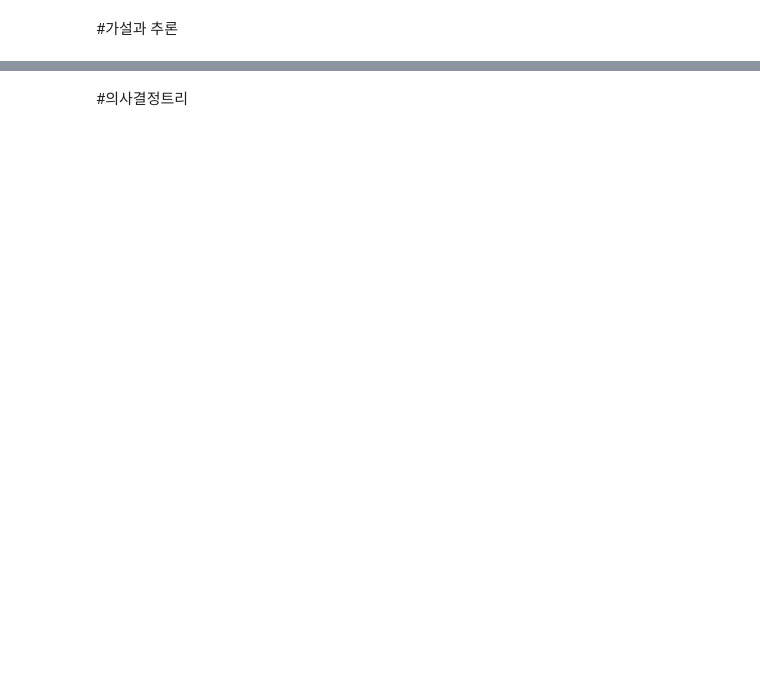
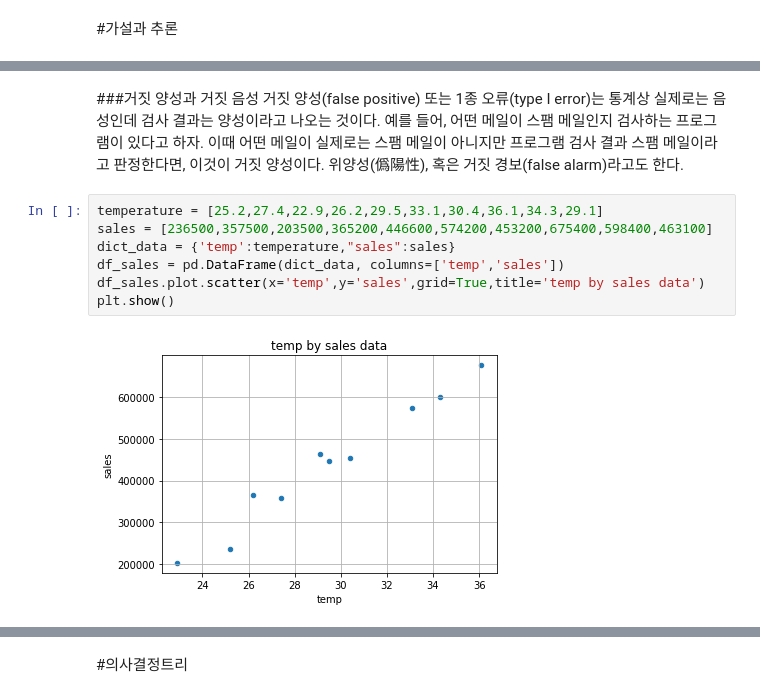
Before and after one commit to serinss/seSAC_Python_Class, a Jupyter notebook: 통계데이터분석_Preview.ipynb, the cells around one changed output, grey strips where cells are left out. Cells and saved outputs as stored; diff of their text form; blank space fills up the shorter version.

```diff
--- a/통계데이터분석_Preview.ipynb
+++ b/통계데이터분석_Preview.ipynb
@@ -22,0 +104,12 @@
+# %% [markdown]
+###거짓 양성과 거짓 음성
+거짓 양성(false positive) 또는 1종 오류(type I error)는 통계상 실제로는 음성인데 검사 결과는 양성이라고 나오는 것이다. 예를 들어, 어떤 메일이 스팸 메일인지 검사하는 프로그램이 있다고 하자. 이때 어떤 메일이 실제로는 스팸 메일이 아니지만 프로그램 검사 결과 스팸 메일이라고 판정한다면, 이것이 거짓 양성이다. 위양성(僞陽性), 혹은 거짓 경보(false alarm)라고도 한다.
+# %%
+temperature = [25.2,27.4,22.9,26.2,29.5,33.1,30.4,36.1,34.3,29.1]
+sales = [236500,357500,203500,365200,446600,574200,453200,675400,598400,463100]
+dict_data = {'temp':temperature,"sales":sales}
+df_sales = pd.DataFrame(dict_data, columns=['temp','sales'])
+df_sales.plot.scatter(x='temp',y='sales',grid=True,title='temp by sales data')
+plt.show()
+# %% [output]
+[figure, added]
```
Also changed, not shown: parts of 35 cells of this notebook.
